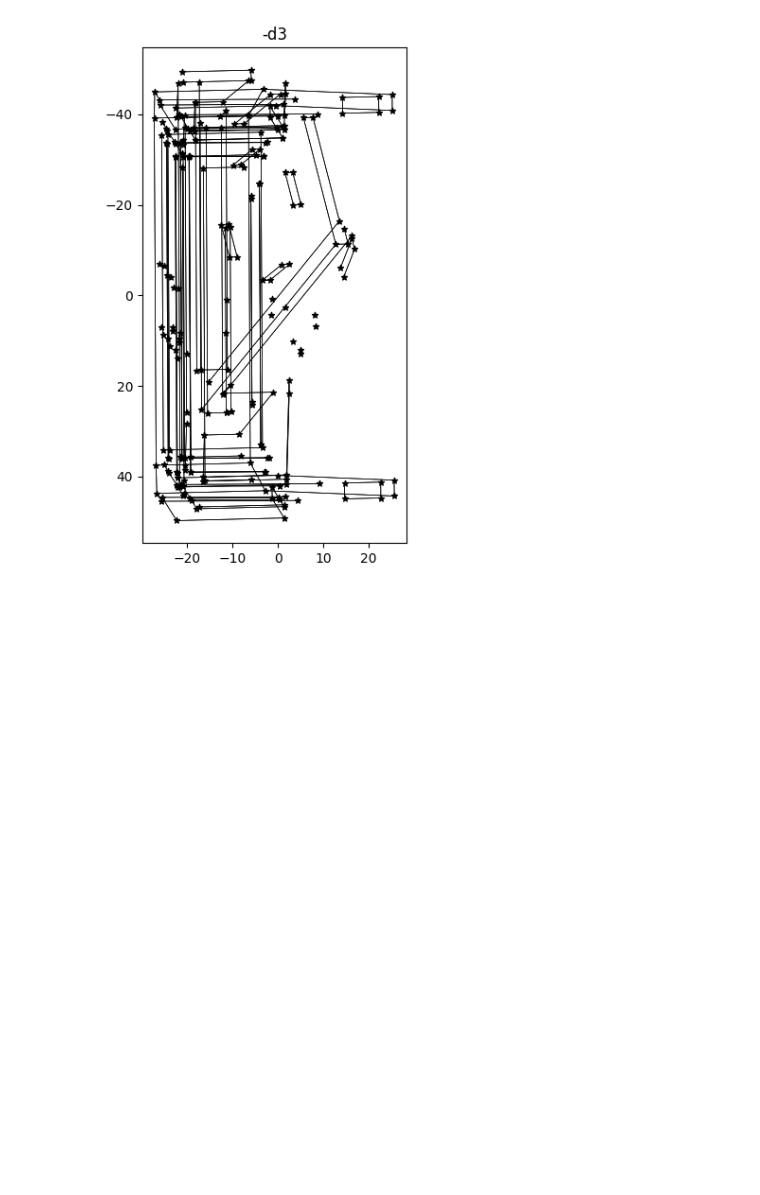
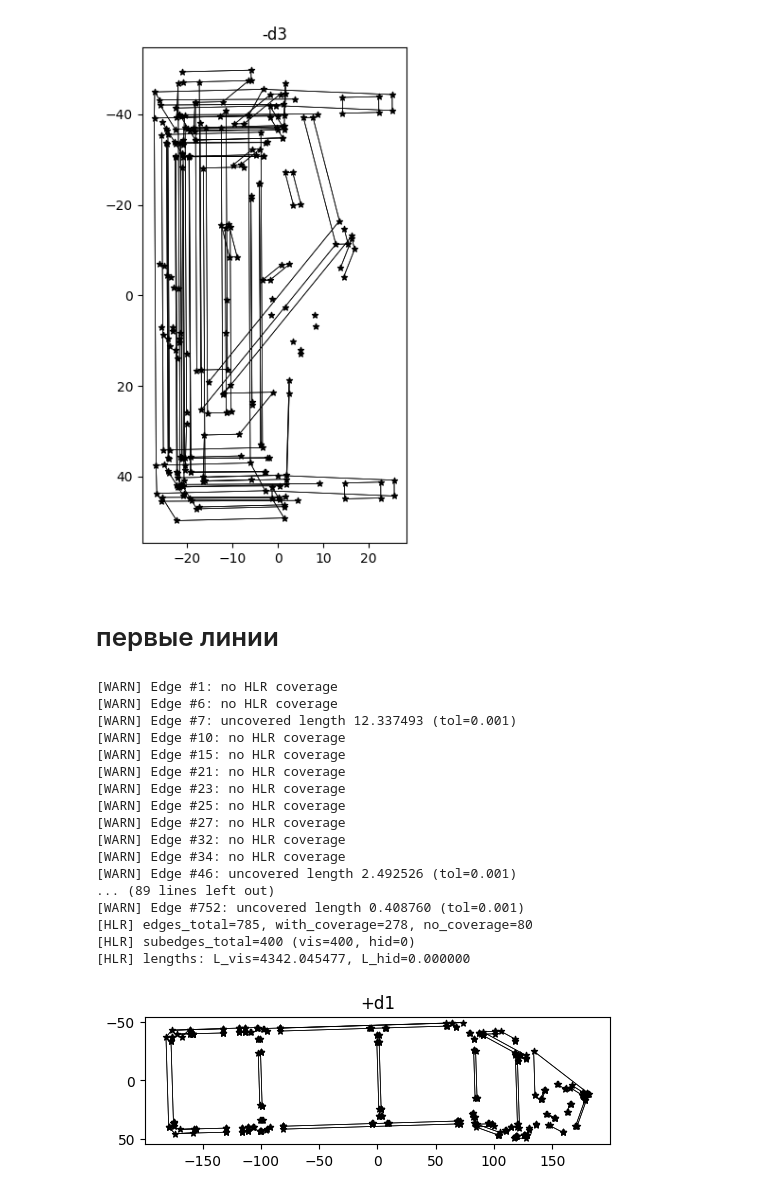
Before and after one commit to borisyich/make_drafting, a Jupyter notebook: notebooks/03_analytic_views.ipynb, the cells around one changed output. Drawn from its saved outputs; the diff is of its cells as text; code cells hidden in the pictures; blank space fills up the shorter version.

Commit message:
add visible lines, need to debug unvisible

```diff
--- a/notebooks/03_analytic_views.ipynb
+++ b/notebooks/03_analytic_views.ipynb
@@ -450,3 +450,48 @@ plt.tight_layout()
 plt.show()
 # %% [output]
 [figure]
+# %% [markdown]
+# первые линии
+# %%
+from afr3d.drafting.drafting_vertices import build_topology_view_with_hlr_segments
+from afr3d.drafting.plotting import plot_analytic_view_with_vertices
+
+vdef = view_defs[0]  # например "+d1"
+
+# тут ты где-то получаешь HLR-сегменты для этого вида:
+# HLR front
+# segments = run_hlr_segments(shape, vdef.ax2)
+segments = build_linear_view(shape, view_set.front.ax2)
+# segments: List[ProjectedSegment2D]
+
+topo_view = build_topology_view_with_hlr_segments(
+    shape=shape,
+    view_name=vdef.name,
+    ax2=vdef.ax2,
+    hlr_segments=segments,
+    dedup_tol=1e-5,
+    match_tol=1e-3,
+)
+
+fig, ax = plt.subplots(figsize=(6, 6))
+plot_analytic_view_with_vertices(ax, topo_view, title=topo_view.name)
+plt.show()
+# %% [output]
+[WARN] Edge #1: no HLR coverage
+[WARN] Edge #6: no HLR coverage
+[WARN] Edge #7: uncovered length 12.337493 (tol=0.001)
+[WARN] Edge #10: no HLR coverage
+[WARN] Edge #15: no HLR coverage
+[WARN] Edge #21: no HLR coverage
+[WARN] Edge #23: no HLR coverage
+[WARN] Edge #25: no HLR coverage
+[WARN] Edge #27: no HLR coverage
+[WARN] Edge #32: no HLR coverage
+[WARN] Edge #34: no HLR coverage
+[WARN] Edge #46: uncovered length 2.492526 (tol=0.001)
+... (89 lines left out)
+[WARN] Edge #752: uncovered length 0.408760 (tol=0.001)
+[HLR] edges_total=785, with_coverage=278, no_coverage=80
+[HLR] subedges_total=400 (vis=400, hid=0)
+[HLR] lengths: L_vis=4342.045477, L_hid=0.000000
+[figure, added]
```
Also changed, not shown: parts of 3 cells of this notebook, 3 other files.
